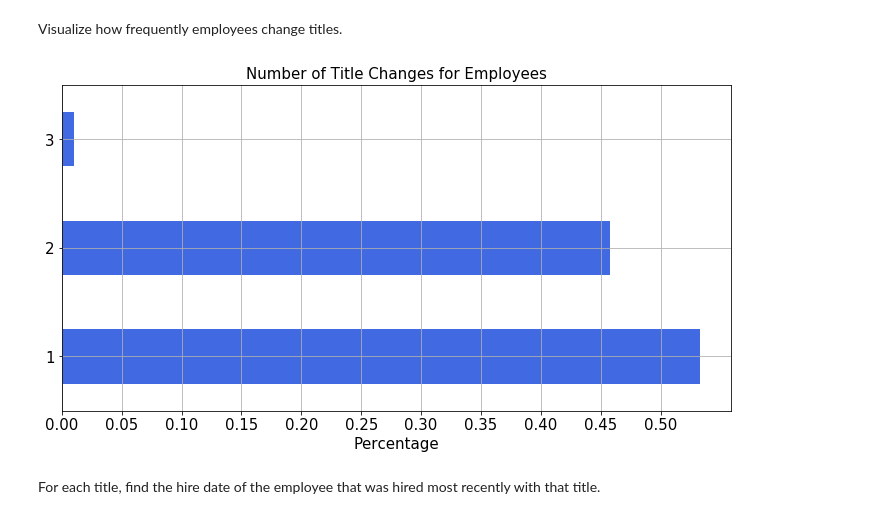
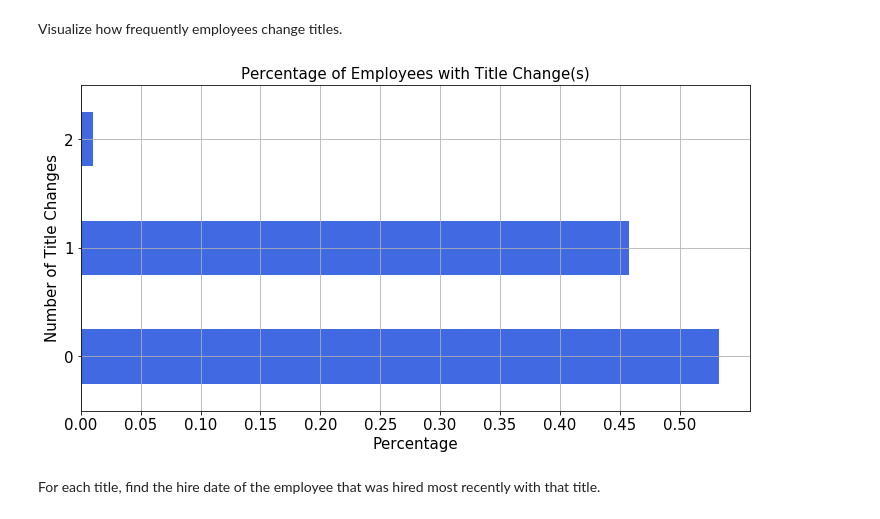
Before and after one commit to Promeos/numpy-pandas-visualization-exercises, a Jupyter notebook: advanced_dataframes.ipynb, the cells around one changed output. Saved outputs shown, nothing was run; the diff lists cells and outputs as text; code cells hidden in the pictures.

```diff
--- a/advanced_dataframes.ipynb
+++ b/advanced_dataframes.ipynb
@@ -289,9 +289,11 @@ pd.merge(users, roles)
 Getting data from SQL databases
 # %% [markdown]
 Create a function named `get_db_url`. It should accept a `username`, `hostname`, `password`, and `database` name and return a `url` formatted like in the examples in this lesson.
-# %%
-def get_db_url(username, hostname, pswd, database):
-    return f'mysql+pymysql://{user}:{password}@{host}/{database}'
+# %%
+# THANK YOU FAITH! I totally forgot about default values for kwargs!!!!
+
+def get_db_url(database, username=user, hostname=host, password=password):
+    return f'mysql+pymysql://{username}:{password}@{hostname}/{database}'
 # %% [markdown]
 Use your function to obtain a connection to the employees database.
 # %%
@@ -316,10 +318,10 @@ ProgrammingError: (pymysql.err.ProgrammingError) (1064, "You have an error in yo
 Read the employees and titles tables into two separate dataframes
 # %%
 df_employees = pd.read_sql_table('employees',
-                           get_db_url(host, user, password, database='employees'))
+                                 get_db_url(database='employees'))
 
 df_titles = pd.read_sql_table('titles',
-                           get_db_url(host, user, password, database='employees'))
+                              get_db_url(database='employees'))
 # %%
 df_employees.head()
 # %% [output]
@@ -428,17 +425,25 @@ NameError: name 'df_employees' is not defined
 Visualize how frequently employees change titles.
 # %%
 emp_title_change_freq = df_emp_titles.groupby(by='emp_no').title.count().value_counts(normalize=True)
+
 plt.figure(figsize=(12, 6))
-emp_title_change_freq.plot.barh(color='Royalblue')
-plt.title('Number of Title Changes for Employees',
+g = emp_title_change_freq.plot.barh(color='Royalblue')
+
+plt.title('Percentage of Employees with Title Change(s)',
           fontsize=15)
+
 plt.xlabel('Percentage', fontsize=15)
 plt.xticks(np.arange(0, .55, .05))
+plt.ylabel('Number of Title Changes', fontsize=15)
+plt.yticks()
 plt.tick_params(labelsize=15)
 
+# Thank you Faith! This makes way more sense.
+g.set_yticklabels([0, 1, 2])
+
 plt.grid();
 # %% [output]
-[figure, old version]
+[figure, new version]
 # %% [markdown]
 For each title, find the hire date of the employee that was hired most recently with that title.
 # %%
```
Also changed, not shown: parts of 21 cells of this notebook, 1 other file.
